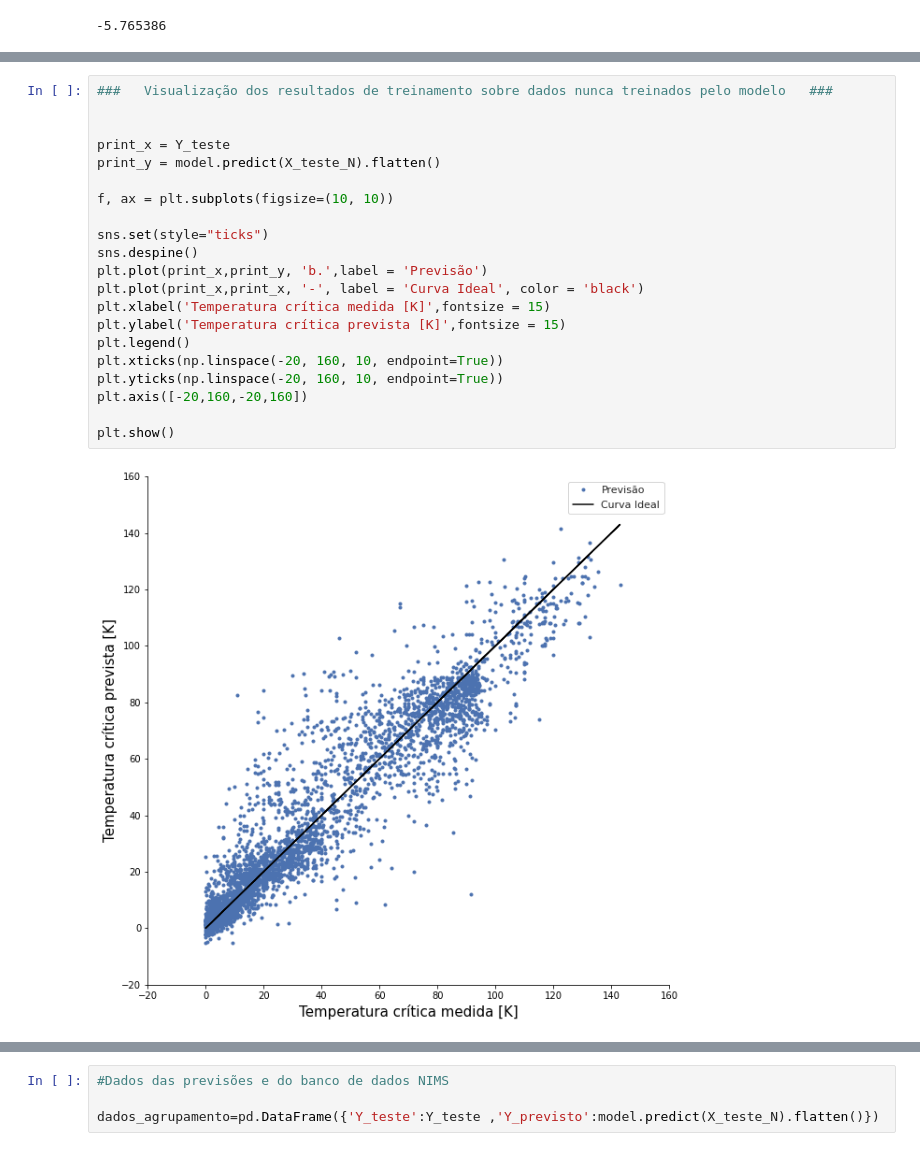
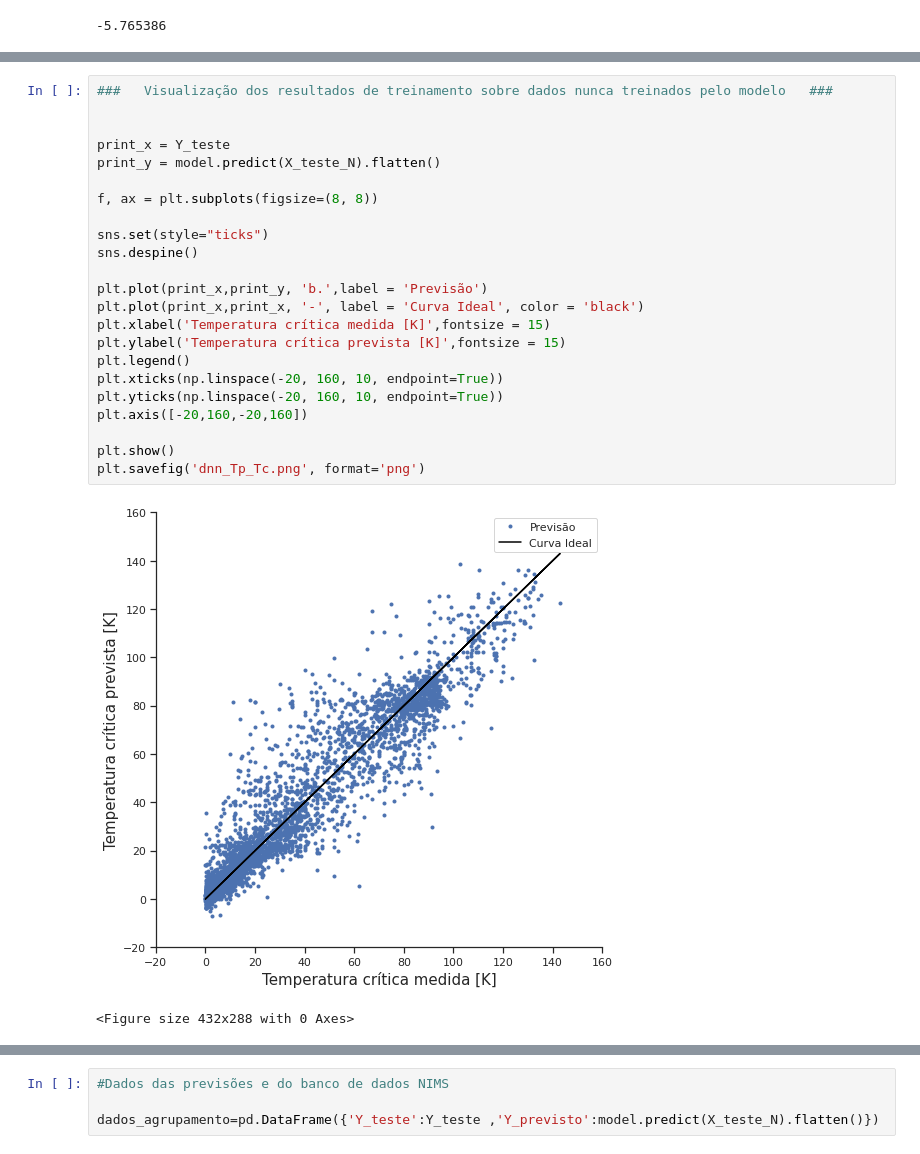
Before and after one commit to muriloafonso/TG_ENG_FISICA, a Jupyter notebook: melhores_modelos/dnn_tensorflow_keras.ipynb, the cells around one changed output, grey strips where cells are left out. Saved outputs shown, nothing was run; the diff lists cells and outputs as text.

```diff
--- a/melhores_modelos/dnn_tensorflow_keras.ipynb
+++ b/melhores_modelos/dnn_tensorflow_keras.ipynb
@@ -451,26 +480,29 @@ min(model.predict(X_teste_N).flatten())
 # %%
 ###   Visualização dos resultados de treinamento sobre dados nunca treinados pelo modelo   ###
 
 
 print_x = Y_teste
 print_y = model.predict(X_teste_N).flatten()
 
-f, ax = plt.subplots(figsize=(10, 10))
+f, ax = plt.subplots(figsize=(8, 8))
 
 sns.set(style="ticks")
 sns.despine()
+
 plt.plot(print_x,print_y, 'b.',label = 'Previsão')
 plt.plot(print_x,print_x, '-', label = 'Curva Ideal', color = 'black')
 plt.xlabel('Temperatura crítica medida [K]',fontsize = 15)
 plt.ylabel('Temperatura crítica prevista [K]',fontsize = 15)
 plt.legend()
 plt.xticks(np.linspace(-20, 160, 10, endpoint=True))
 plt.yticks(np.linspace(-20, 160, 10, endpoint=True))
 plt.axis([-20,160,-20,160])
 
 plt.show()
+plt.savefig('dnn_Tp_Tc.png', format='png')
 # %% [output]
-[figure, old version]
+[figure, new version]
+<Figure size 432x288 with 0 Axes>
 # %%
 ###   Gráfico que mostra sa previsões sobre o conjunto de teste   ###
 
```
Also changed, not shown: parts of 19 cells of this notebook, 5 other files.
